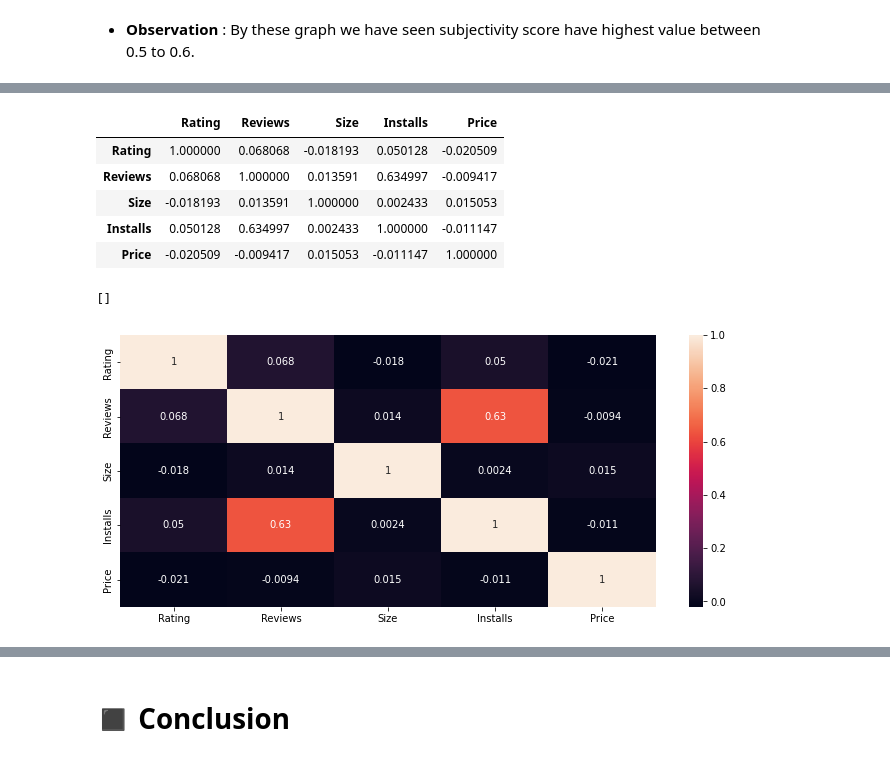
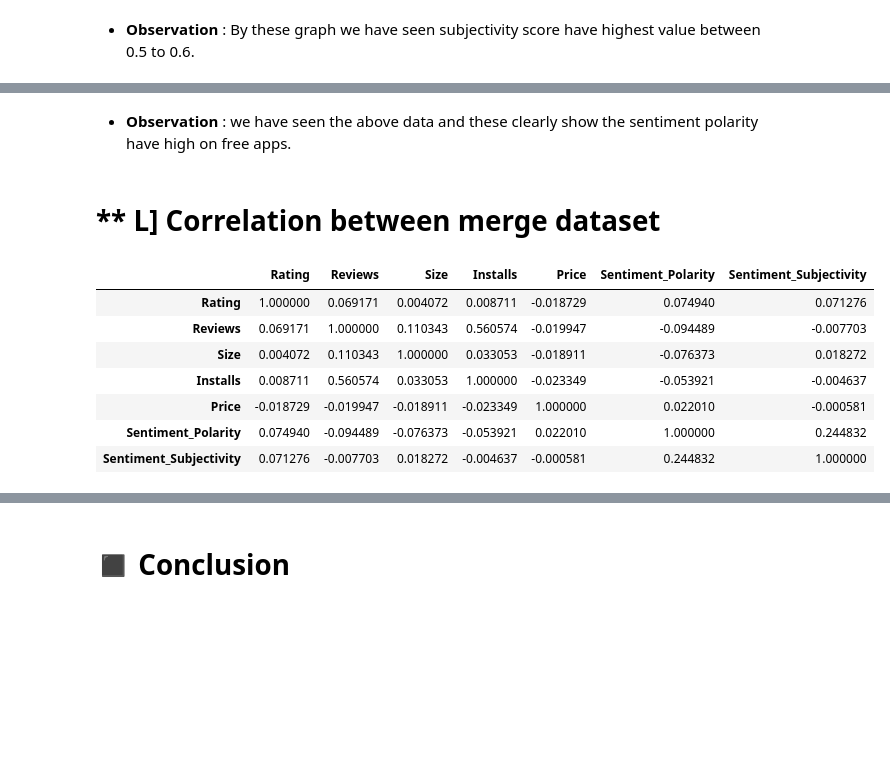
Before and after one commit to sumit25chini/Play-Store-Apps-Reviews-Analysis, a Jupyter notebook: Team_Capstone_Project_Play_Store_App_Review_Analysis_Capstone_Project.ipynb, the cells around one changed output, grey strips where cells are left out. Saved outputs shown, nothing was run; the diff lists cells and outputs as text; code cells hidden in the pictures; blank space fills up the shorter version.

```diff
--- a/Team_Capstone_Project_Play_Store_App_Review_Analysis_Capstone_Project.ipynb
+++ b/Team_Capstone_Project_Play_Store_App_Review_Analysis_Capstone_Project.ipynb
@@ -833,17 +864,17 @@ Text(0.5, 1.0, 'Apps with the highest number of positive reviews')
+# %% [markdown]
+* **Observation** : we have seen the above data and these clearly show the sentiment polarity have high on free apps.
+# %% [markdown]
+# ** L] Correlation between merge dataset
 # %%
-# check correlation
-df.corr()
+# checking correlation
+merge_corr = merge_df.corr()
+merge_corr
 # %% [output]
-|  | Rating | Reviews | Size | Installs | Price |
-| Rating | 1.000000 | 0.068068 | -0.018193 | 0.050128 | -0.020509 |
-| Reviews | 0.068068 | 1.000000 | 0.013591 | 0.634997 | -0.009417 |
-| Size | -0.018193 | 0.013591 | 1.000000 | 0.002433 | 0.015053 |
-| Installs | 0.050128 | 0.634997 | 0.002433 | 1.000000 | -0.011147 |
-| Price | -0.020509 | -0.009417 | 0.015053 | -0.011147 | 1.000000 |
+|  | Rating | Reviews | Size | Installs | Price | Sentiment_Polarity | Sentiment_Subjectivity |
+| Rating | 1.000000 | 0.069171 | 0.004072 | 0.008711 | -0.018729 | 0.074940 | 0.071276 |
+| Reviews | 0.069171 | 1.000000 | 0.110343 | 0.560574 | -0.019947 | -0.094489 | -0.007703 |
+| Size | 0.004072 | 0.110343 | 1.000000 | 0.033053 | -0.018911 | -0.076373 | 0.018272 |
+| Installs | 0.008711 | 0.560574 | 0.033053 | 1.000000 | -0.023349 | -0.053921 | -0.004637 |
+| Price | -0.018729 | -0.019947 | -0.018911 | -0.023349 | 1.000000 | 0.022010 | -0.000581 |
+| Sentiment_Polarity | 0.074940 | -0.094489 | -0.076373 | -0.053921 | 0.022010 | 1.000000 | 0.244832 |
+| Sentiment_Subjectivity | 0.071276 | -0.007703 | 0.018272 | -0.004637 | -0.000581 | 0.244832 | 1.000000 |
-# %%
-# find out the correlation
-sns.heatmap(df.corr(), annot=True)
-plt.plot()
-# %% [output]
-[]
-[figure, removed]
```
Also changed, not shown: parts of 56 cells of this notebook.
